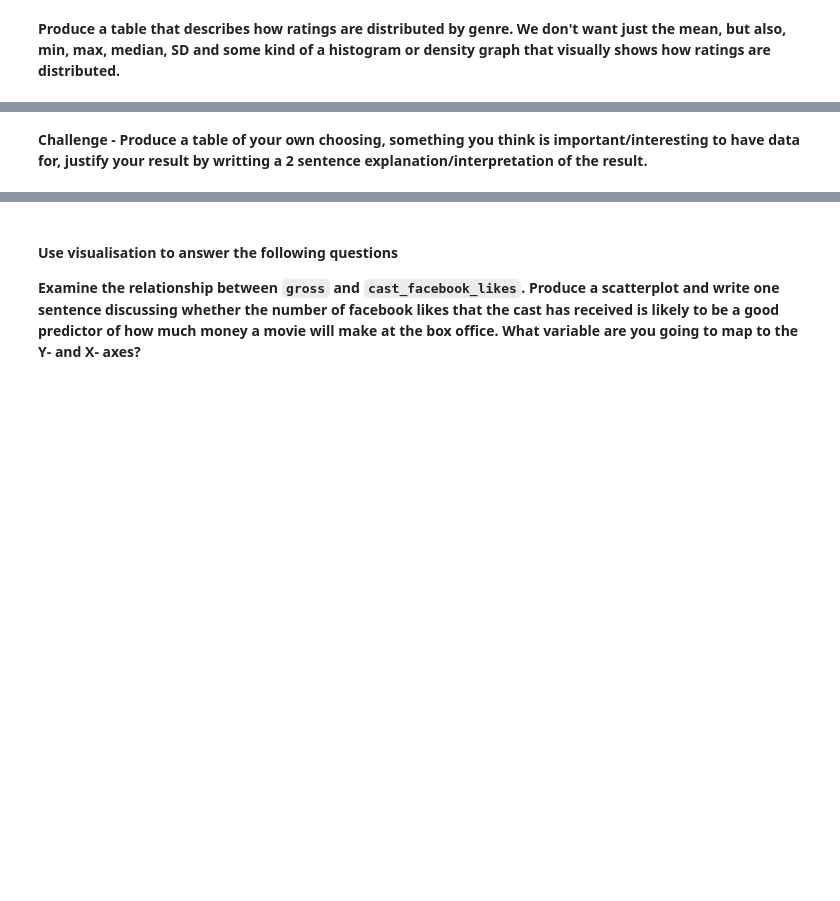
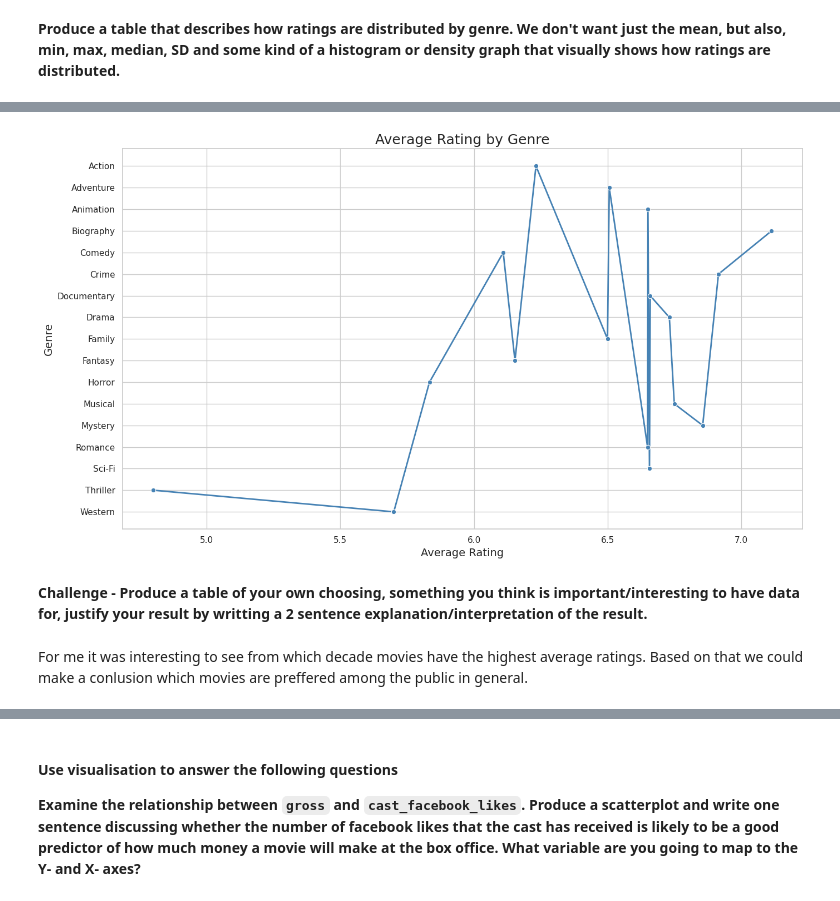
Before and after one commit to alexaromanova/Analytics-through-Coding-Class, a Jupyter notebook: Session_2/Homework.ipynb, the cells around one changed output, grey strips where cells are left out. Drawn from its saved outputs; the diff is of its cells as text; code cells hidden in the pictures; blank space fills up the shorter version.

```diff
--- a/Session_2/Homework.ipynb
+++ b/Session_2/Homework.ipynb
@@ -70,2 +140,5 @@ SyntaxError: unmatched ')' (126386331.py, line 2)
 # %% [markdown]
 **Produce a table that describes how ratings are distributed by genre. We don't want just the mean, but also, min, max, median, SD and some kind of a histogram or density graph that visually shows how ratings are distributed.**
+# %%
+ratings_genre = movies.groupby('genre').agg(avg_rating = ('rating', 'mean'), median_rating = ('rating', 'median'), sd_rating = ('rating', 'std'), min_rating = ('rating', 'min'), max_rating = ('rating', 'max')).reset_index()
+ratings_genre.sort_values(by='avg_rating', ascending=False)
@@ -72,2 +164,25 @@ SyntaxError: unmatched ')' (126386331.py, line 2)
+# %%
+# average rating for each genre
+
+plt.figure(figsize=(14, 8))
+
+sns.lineplot(
+    data=ratings_genre,
+    x='avg_rating',
+    y='genre',
+    marker='o',
+    linewidth=2,
+    color='steelblue'
+)
+
+plt.title('Average Rating by Genre', fontsize=18)
+plt.xlabel('Average Rating', fontsize=14)
+plt.ylabel('Genre', fontsize=14)
+plt.tight_layout()
+plt.show()
+# %% [output]
+[figure, added]
 # %% [markdown]
 **Challenge - Produce a table of your own choosing, something you think is important/interesting to have data for, justify your result by writting a 2 sentence explanation/interpretation of the result.**
+# %% [markdown]
+For me it was interesting to see from which decade movies have the highest average ratings. Based on that we could make a conlusion which movies are preffered among the public in general.
```
Also changed, not shown: parts of 17 cells of this notebook, 1 other file.
